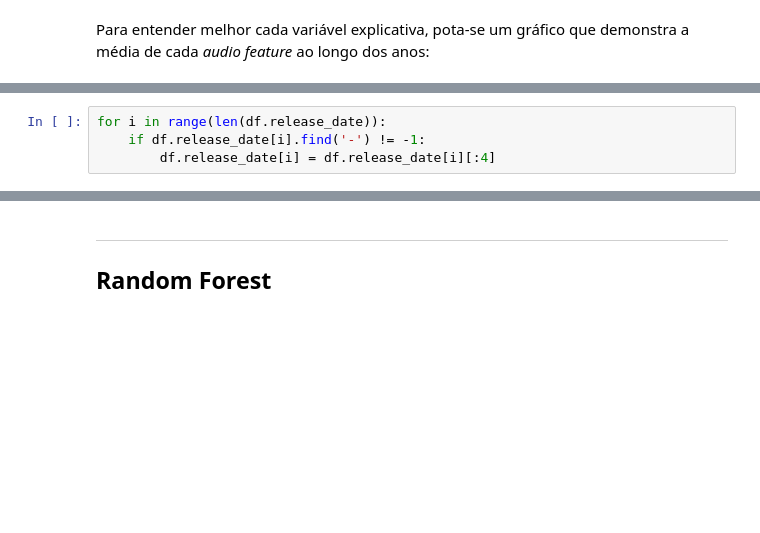
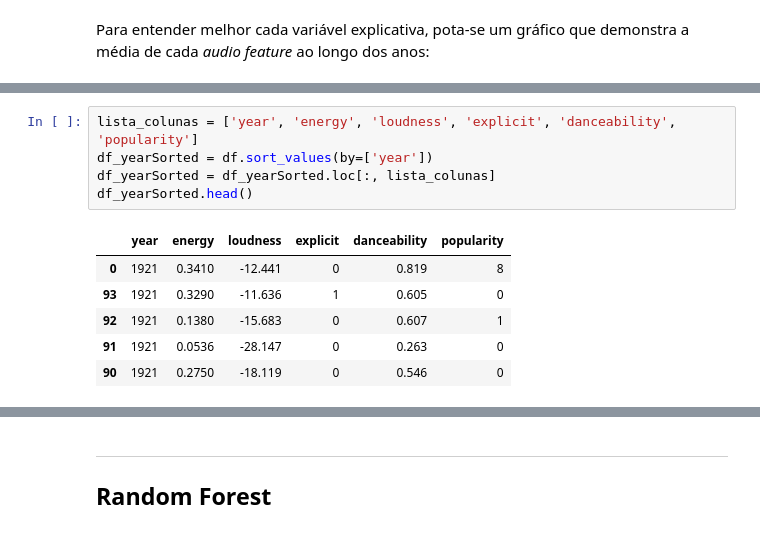
Before and after one commit to MatFreitas/P2-Cdados, a Jupyter notebook: P2.ipynb, the cells around one changed output, grey strips where cells are left out. Saved outputs shown, nothing was run; the diff lists cells and outputs as text; blank space fills up the shorter version.

```diff
--- a/P2.ipynb
+++ b/P2.ipynb
@@ -170,4 +147,0 @@ Por isso, temos que corrigir isso para apenas mostrar o ano de lançamento.
-# %%
-for i in range(len(df.release_date)):
-    if df.release_date[i].find('-') != -1:
-        df.release_date[i] = df.release_date[i][:4]
@@ -177,0 +167,12 @@ Com isso, corrigimos os valores de __release_date__ para apenas mostrar o ano em
+# %%
+lista_colunas = ['year', 'energy', 'loudness', 'explicit', 'danceability', 'popularity']
+df_yearSorted = df.sort_values(by=['year'])
+df_yearSorted = df_yearSorted.loc[:, lista_colunas]
+df_yearSorted.head()
+# %% [output]
+|  | year | energy | loudness | explicit | danceability | popularity |
+| 0 | 1921 | 0.3410 | -12.441 | 0 | 0.819 | 8 |
+| 93 | 1921 | 0.3290 | -11.636 | 1 | 0.605 | 0 |
+| 92 | 1921 | 0.1380 | -15.683 | 0 | 0.607 | 1 |
+| 91 | 1921 | 0.0536 | -28.147 | 0 | 0.263 | 0 |
+| 90 | 1921 | 0.2750 | -18.119 | 0 | 0.546 | 0 |
```
Also changed, not shown: parts of 60 cells of this notebook.
